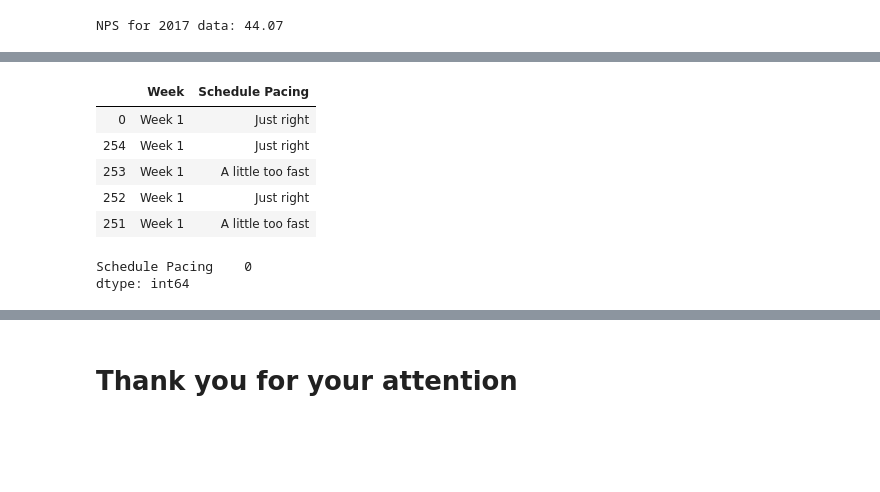
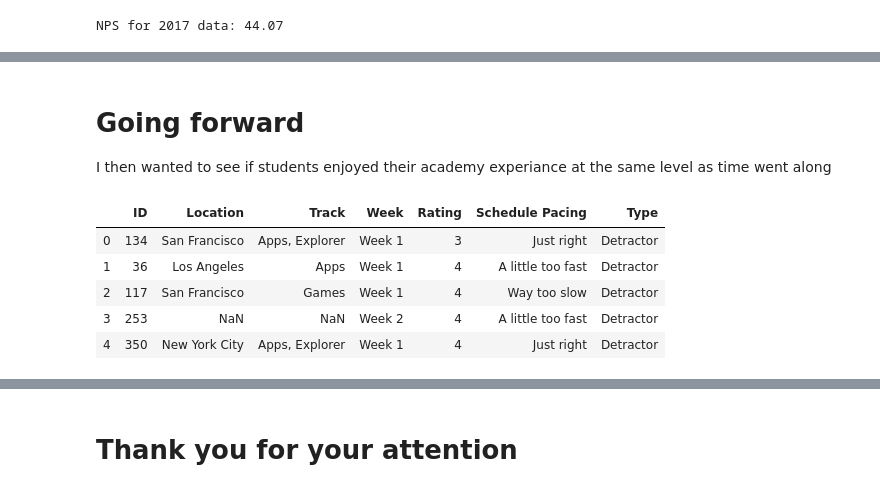
Before and after one commit to APNovichkov/pandas-datascience, a Jupyter notebook: projects/NPS-project/nps_project.ipynb, the cells around one changed output, grey strips where cells are left out. Saved outputs shown, nothing was run; the diff lists cells and outputs as text; code cells hidden in the pictures; blank space fills up the shorter version.

```diff
--- a/projects/NPS-project/nps_project.ipynb
+++ b/projects/NPS-project/nps_project.ipynb
@@ -80,0 +90,3 @@ dtype('int64')
+# %%
+df.rename(columns={'Rating (Num)': 'Rating'}, inplace=True)
+df.head()
@@ -83,9 +111,6 @@ dtype('int64')
 # %%
-def get_promotors(df):
-    return df[df['Rating (Num)'] >= 9]
-
-def get_passives(df):
-    return df[(df['Rating (Num)'] >= 7) & (df['Rating (Num)'] <= 8)]
-
-def get_detractors(df):
-    return df[df['Rating (Num)'] <= 6]
+df['Type'] = 'Detractor'
+df.loc[df['Rating'] >= 9, 'Type'] = 'Promoter'
+df.loc[(df['Rating'] >= 7) & (df['Rating'] <= 8), 'Type'] = 'Passive'
+df.loc[df['Rating'] <= 6, 'Type'] = 'Detractor'
+df.head()
@@ -440,14 +340,13 @@ or_by_week = or_by_week[['Week', 'Schedule Pacing']]
+# %% [markdown]
+# Going forward
+
+I then wanted to see if students enjoyed their academy experiance at the same level as time went along
 # %%
-or_by_week.head()
+df.head()
 # %% [output]
-|  | Week | Schedule Pacing |
-| 0 | Week 1 | Just right |
-| 254 | Week 1 | Just right |
-| 253 | Week 1 | A little too fast |
-| 252 | Week 1 | Just right |
-| 251 | Week 1 | A little too fast |
+|  | ID | Location | Track | Week | Rating | Schedule Pacing | Type |
+| 0 | 134 | San Francisco | Apps, Explorer | Week 1 | 3 | Just right | Detractor |
+| 1 | 36 | Los Angeles | Apps | Week 1 | 4 | A little too fast | Detractor |
+| 2 | 117 | San Francisco | Games | Week 1 | 4 | Way too slow | Detractor |
+| 3 | 253 | NaN | NaN | Week 2 | 4 | A little too fast | Detractor |
+| 4 | 350 | New York City | Apps, Explorer | Week 1 | 4 | Just right | Detractor |
-# %%
-or_by_week[['Schedule Pacing']].isnull().sum()
-# %% [output]
-Schedule Pacing    0
-dtype: int64
```
Also changed, not shown: parts of 100 cells of this notebook.
